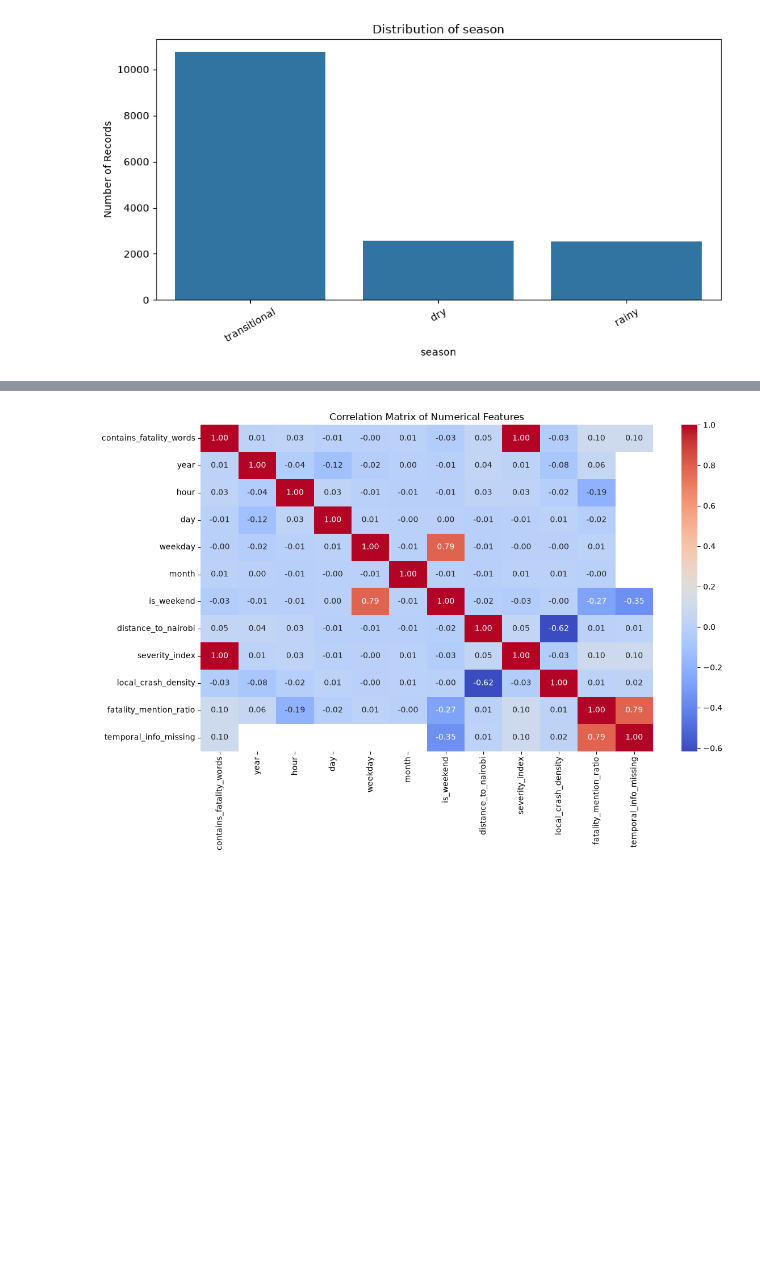
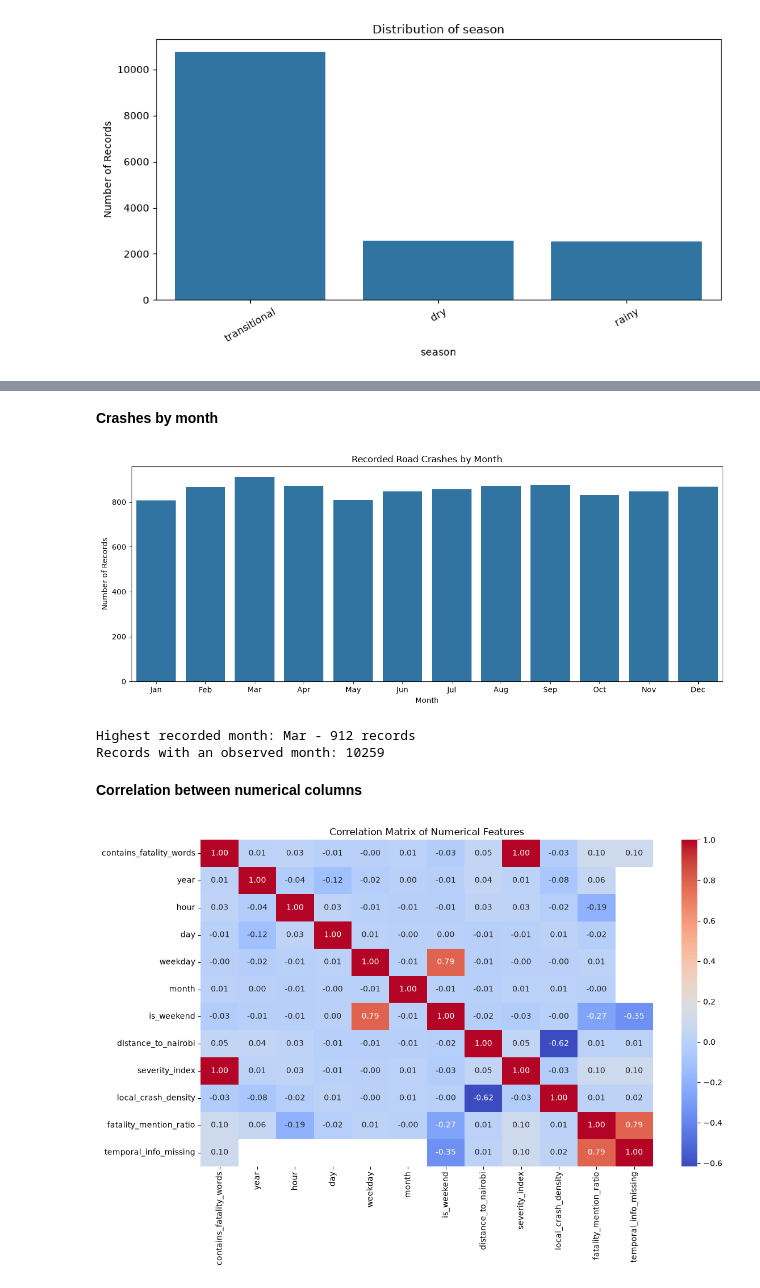
Before and after one commit to iscreamcodes/Road-Traffic-Prediction, a Jupyter notebook: Crash_prediction.ipynb, the cells around one changed output, grey strips where cells are left out. Drawn from its saved outputs; the diff is of its cells as text; code cells hidden in the pictures; blank space fills up the shorter version.

```diff
--- a/Crash_Explained.ipynb
+++ b/Crash_prediction.ipynb
@@ -378,3 +239,37 @@ The heatmap shows how strongly numerical features are related to one another.
+# %% [markdown]
+**Crashes by month**
+# %%
+# Count observed crashes by month in calendar order.
+
+month_values = pd.to_numeric(df["month"], errors="coerce")
+month_counts = (
+    month_values.dropna().astype(int)
+    .value_counts()
+    .reindex(range(1, 13), fill_value=0)
+)
+
+month_names = [
+    "Jan", "Feb", "Mar", "Apr", "May", "Jun",
+    "Jul", "Aug", "Sep", "Oct", "Nov", "Dec"
+]
+
+plt.figure(figsize=(12, 5))
+sns.barplot(x=month_names, y=month_counts.values)
+plt.title("Recorded Road Crashes by Month")
+plt.xlabel("Month")
+plt.ylabel("Number of Records")
+plt.tight_layout()
+plt.show()
+
+print("Highest recorded month:", month_names[int(month_counts.values.argmax())],
+      "-", int(month_counts.max()), "records")
+print("Records with an observed month:", int(month_counts.sum()))
+# %% [output]
+[figure, added]
+Highest recorded month: Mar - 912 records
+Records with an observed month: 10259
+# %% [markdown]
+**Correlation between numerical columns**
 # %%
 # Calculate and visualize correlations between numerical columns.
 
```
Also changed, not shown: parts of 64 cells of this notebook, 2 other files.
